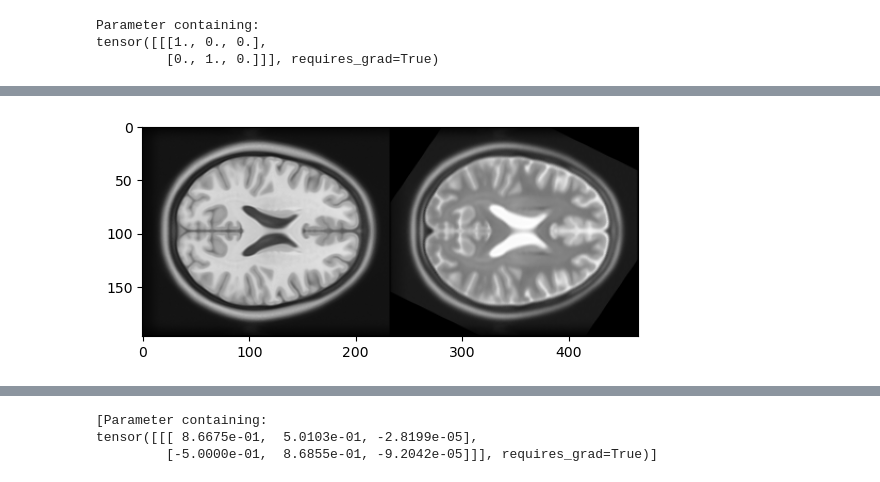
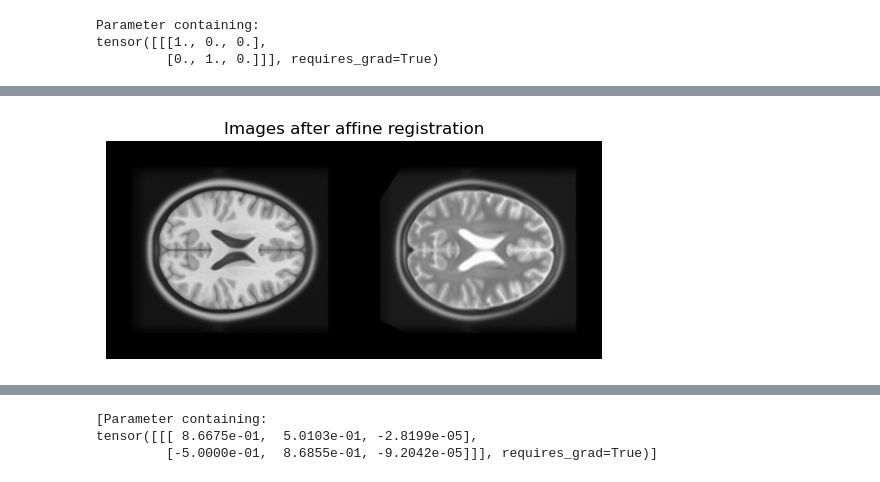
Before and after one commit to simonqueric/image_registration, a Jupyter notebook: registration_in_torch.ipynb, the cells around one changed output, grey strips where cells are left out. Cells and saved outputs as stored; diff of their text form; code cells hidden in the pictures.

```diff
--- a/registration_in_torch.ipynb
+++ b/registration_in_torch.ipynb
@@ -253,12 +216,12 @@ plt.show()
 # %%
-reg = Deformation(angle=None)
+reg = AffineRegistration()
 m_image, _ = rot(img)
 m_image= m_image
 pred, _ = reg(m_image)
 m_image = m_image.detach()
 optimizer = torch.optim.Adam(params=reg.parameters(), lr=1e-2)
 criterion = torch.nn.L1Loss() #torch.nn.MSELoss()
-criterion = GlobalMutualInformationLoss(kernel_type="b-spline")
+# criterion = GlobalMutualInformationLoss(kernel_type="b-spline")
 # %% [output]
 Parameter containing:
 tensor([[[1., 0., 0.],
@@ -319,2 +310,8 @@ plt.show()
 # %% [output]
 [figure]
+# %%
+transform = BorderPad(spatial_border=[0, 30, 30])
+t1_slice = transform(t1_slice)
+t2_slice = transform(t2_slice)
+plt.imshow(np.hstack((t1_slice[0,0], t2_slice[0,0])), cmap="gray")
+plt.show()
@@ -334,5 +328,5 @@ plt.show()
 # %%
-N_ITER = 1000
+N_ITER = 500
 reg = Deformation(angle=None)
 optimizer = torch.optim.Adam(params=reg.parameters(), lr=1e-3)
 criterion = torch.nn.L1Loss() #
@@ -350,9 +344,9 @@ torch.Size([1, 1, 197, 233])
 # %%
 angle = np.pi/6
 a, b = np.cos(angle), np.sin(angle)
-transform = torch.Tensor( [[[a, -b, 0.0],
+transform = torch.Tensor( [[[a, -b, 0.1],
                            [b, a, 0.0]]])
-warping = F.affine_grid(transform, size=(1, 1, 197, 233), align_corners=True)
+warping = F.affine_grid(transform, size=t1_slice.shape, align_corners=True)
 t2_m = F.grid_sample(t2_slice, warping, mode="bilinear", align_corners=True)
 # %%
 t1_slice.shape
@@ -381,5 +380,7 @@ plt.show()
 # %%
 plt.imshow(np.hstack((t1_slice[0,0], pred.detach().numpy()[0,0])), cmap="gray")
+plt.axis("off")
+plt.title("Images after affine registration")
 plt.show()
 # %% [output]
-[figure, old version]
+[figure, new version]
```
Also changed, not shown: parts of 29 cells of this notebook, 1 other file.
